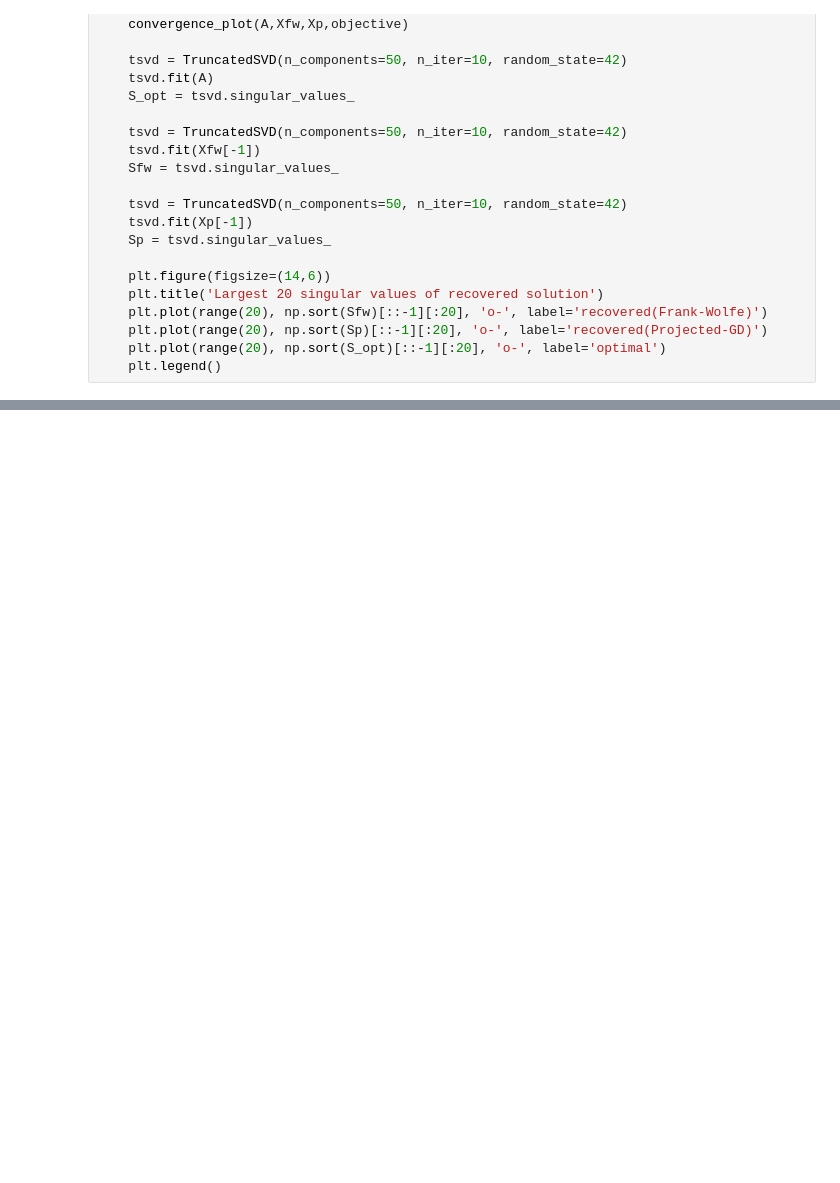
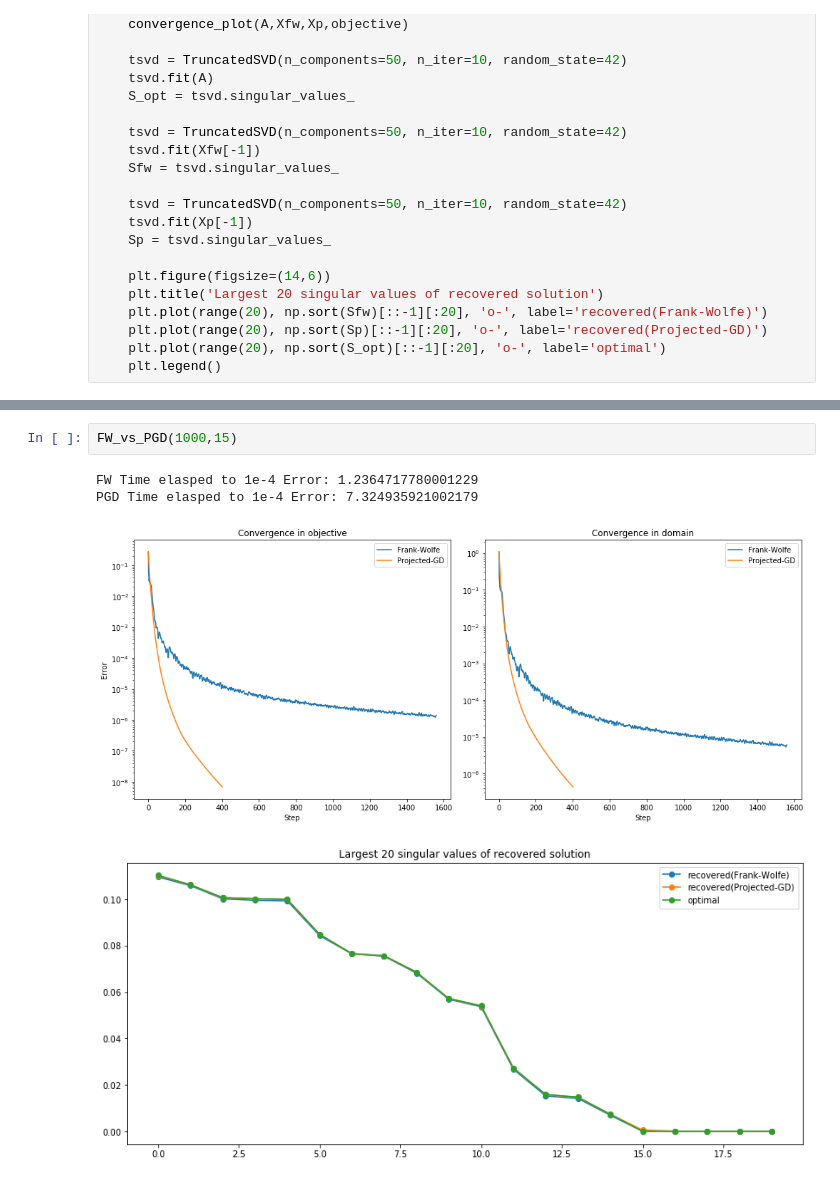
Before and after one commit to lrg1213/CMU_10725_ConvexOpt, a Jupyter notebook: HW6/HW6(I,d,bonus).ipynb, the cells around one changed output, grey strips where cells are left out. Cells and saved outputs as stored; diff of their text form; blank space fills up the shorter version.

```diff
--- a/HW6/HW6(I,d,bonus).ipynb
+++ b/HW6/HW6(I,d,bonus).ipynb
@@ -178,0 +179,7 @@ PGD Time elasped to 1e-4 Error: 0.9540726519999225
+# %%
+FW_vs_PGD(1000,15)
+# %% [output]
+FW Time elasped to 1e-4 Error: 1.2364717780001229
+PGD Time elasped to 1e-4 Error: 7.324935921002179
+[figure, added]
+[figure, added]
```
Also changed, not shown: parts of 4 cells of this notebook.
